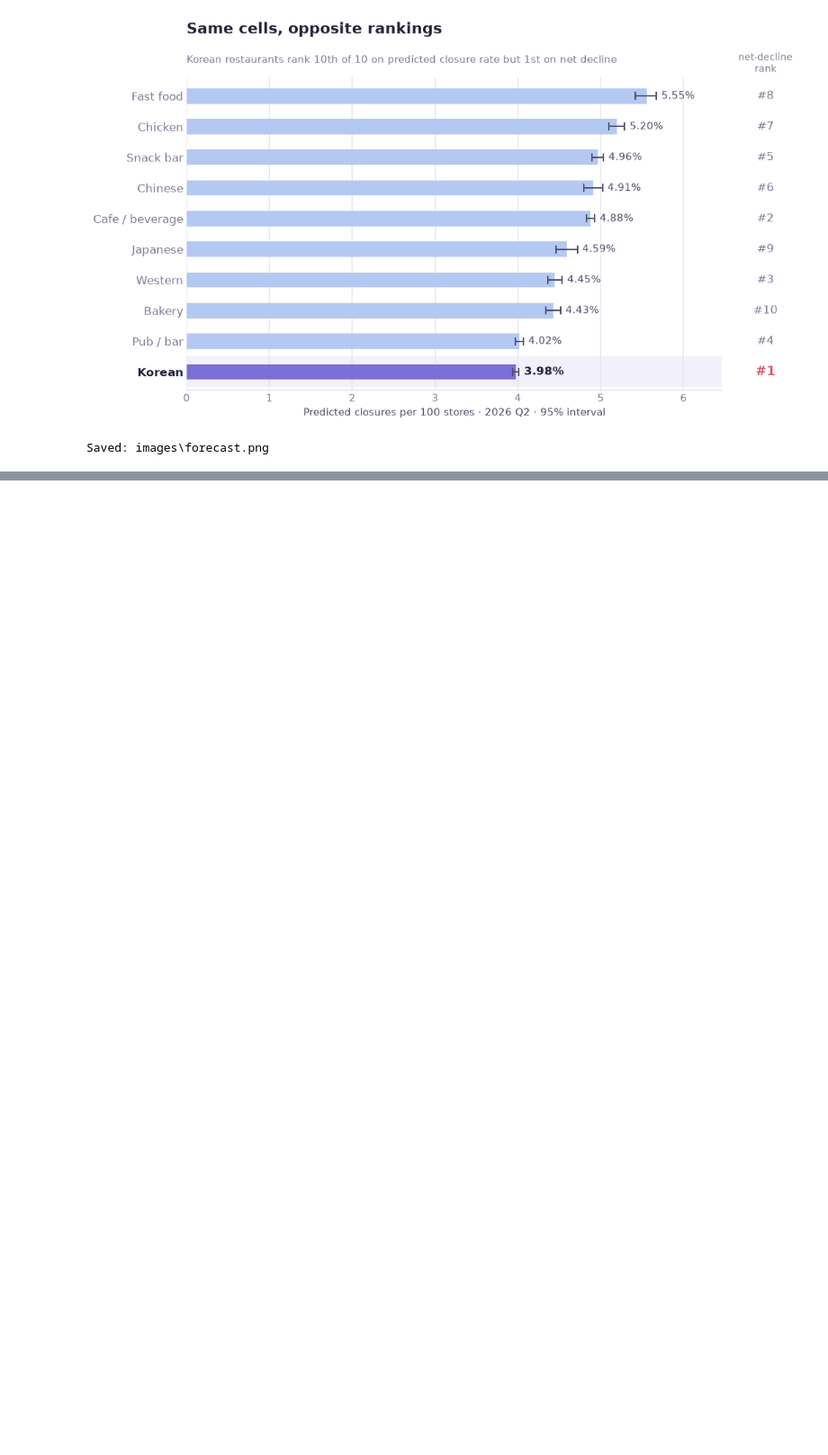
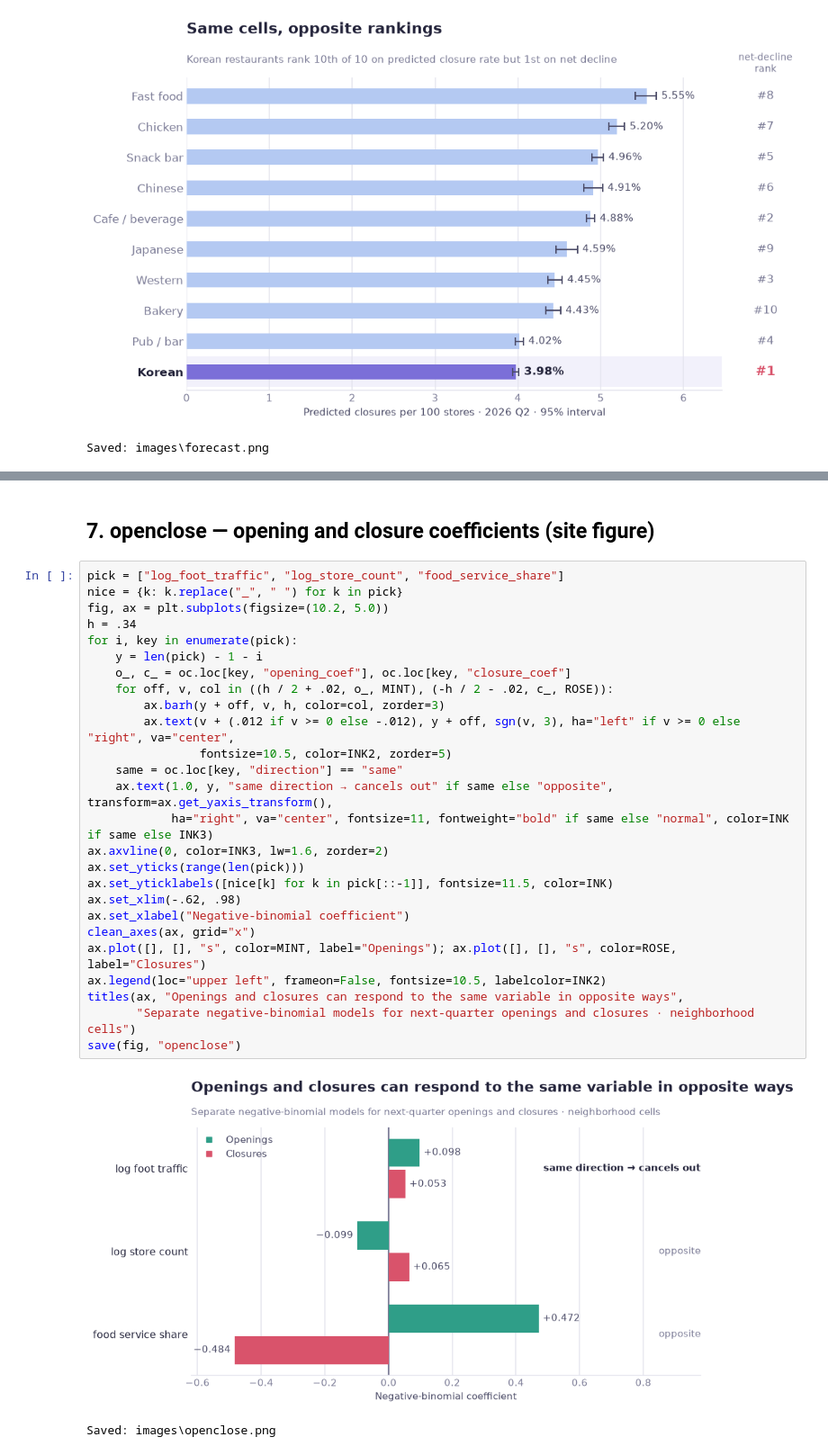
Before and after one commit to jiwoon-oh/seoul-closure-risk, a Jupyter notebook: src/step12_figures.ipynb, the cells around one changed output, grey strips where cells are left out. Shown at 90% size. Drawn from its saved outputs; the diff is of its cells as text; blank space fills up the shorter version.

```diff
--- a/src/step12_figures.ipynb
+++ b/src/step12_figures.ipynb
@@ -284,3 +316,34 @@ Saved: images\forecast.png
+# %% [markdown]
+## 7. openclose — opening and closure coefficients (site figure)
+# %%
+pick = ["log_foot_traffic", "log_store_count", "food_service_share"]
+nice = {k: k.replace("_", " ") for k in pick}
+fig, ax = plt.subplots(figsize=(10.2, 5.0))
+h = .34
+for i, key in enumerate(pick):
+    y = len(pick) - 1 - i
+    o_, c_ = oc.loc[key, "opening_coef"], oc.loc[key, "closure_coef"]
+    for off, v, col in ((h / 2 + .02, o_, MINT), (-h / 2 - .02, c_, ROSE)):
+        ax.barh(y + off, v, h, color=col, zorder=3)
+        ax.text(v + (.012 if v >= 0 else -.012), y + off, sgn(v, 3), ha="left" if v >= 0 else "right", va="center",
+                fontsize=10.5, color=INK2, zorder=5)
+    same = oc.loc[key, "direction"] == "same"
+    ax.text(1.0, y, "same direction → cancels out" if same else "opposite", transform=ax.get_yaxis_transform(),
+            ha="right", va="center", fontsize=11, fontweight="bold" if same else "normal", color=INK if same else INK3)
+ax.axvline(0, color=INK3, lw=1.6, zorder=2)
+ax.set_yticks(range(len(pick)))
+ax.set_yticklabels([nice[k] for k in pick[::-1]], fontsize=11.5, color=INK)
+ax.set_xlim(-.62, .98)
+ax.set_xlabel("Negative-binomial coefficient")
+clean_axes(ax, grid="x")
+ax.plot([], [], "s", color=MINT, label="Openings"); ax.plot([], [], "s", color=ROSE, label="Closures")
+ax.legend(loc="upper left", frameon=False, fontsize=10.5, labelcolor=INK2)
+titles(ax, "Openings and closures can respond to the same variable in opposite ways",
+       "Separate negative-binomial models for next-quarter openings and closures · neighborhood cells")
+save(fig, "openclose")
+# %% [output]
+[figure, added]
+Saved: images\openclose.png
 # %%
 # ── Summary: key values in each figure (all from the CSVs) ───────────────
 print("strata-att      :", ", ".join(f"{q} {sgn(e)} [{sgn(l)}, {sgn(h)}] ({m:.1f} stores)" for q, e, l, h, m in zip(strata.index, est, lo, hi, strata["mean_stores"])))
```
Also changed, not shown: parts of 5 cells of this notebook, 4 other files.
